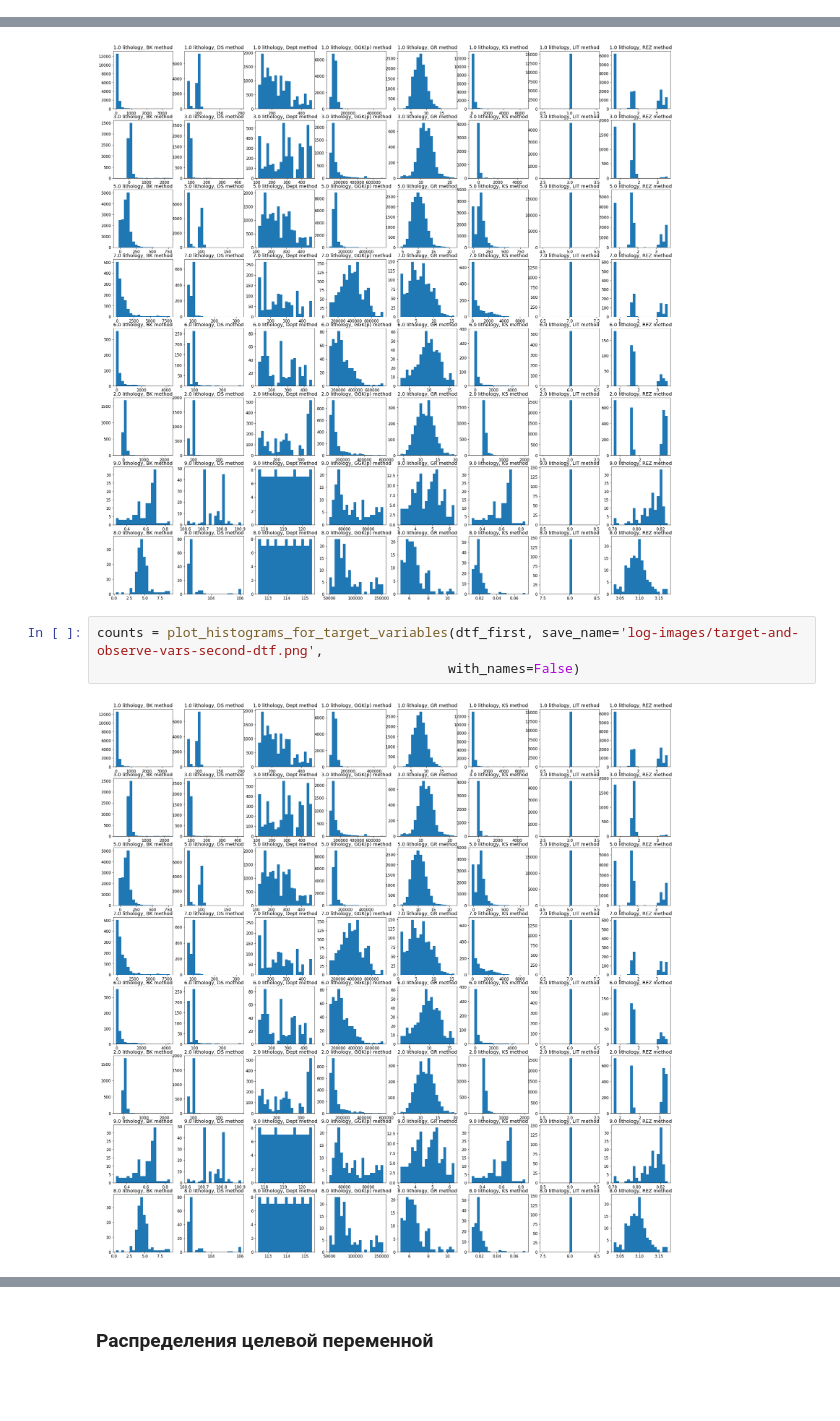
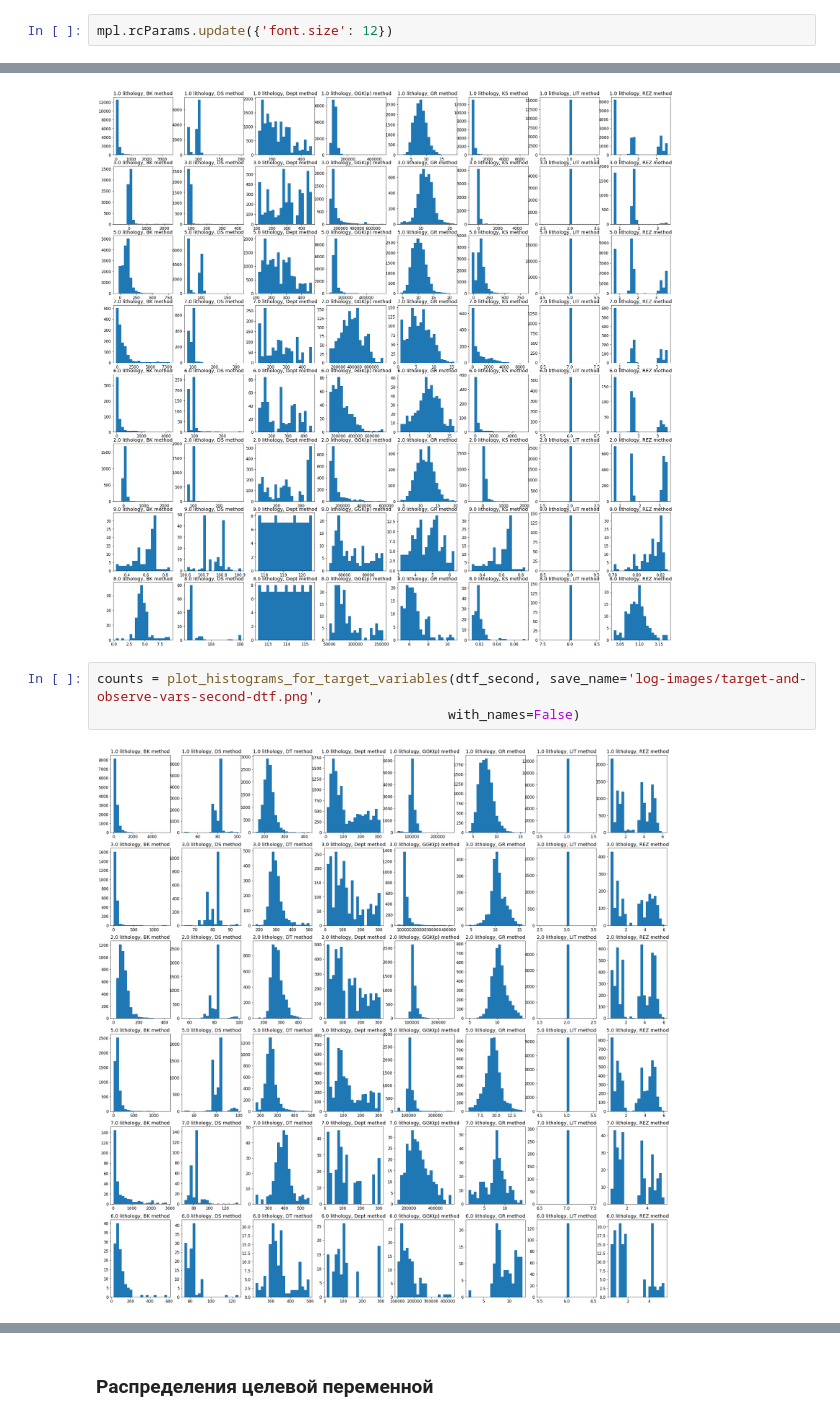
Before and after one commit to churnikov/carrot, a Jupyter notebook: nikita/digdes_data_analysis.ipynb, the cells around one changed output, grey strips where cells are left out. Cells and saved outputs as stored; diff of their text form; blank space fills up the shorter version.

```diff
--- a/nikita/digdes_data_analysis.ipynb
+++ b/nikita/digdes_data_analysis.ipynb
@@ -247,6 +267,8 @@ REZ REZ
 ### Графики корреляций методов в различных скважинах
 # %% [markdown]
 Корреляции в первом меторождении
+# %%
+mpl.rcParams.update({'font.size': 12})
 # %%
 plot_correlations_in_deposit(dtfs_first, figsize=(35, 35))
 # %% [output]
@@ -399,10 +418,10 @@ counts = plot_histograms_for_target_variables(dtf_first, save_name='log-images/t
 # %% [output]
 [figure]
 # %%
-counts = plot_histograms_for_target_variables(dtf_first, save_name='log-images/target-and-observe-vars-second-dtf.png',
+counts = plot_histograms_for_target_variables(dtf_second, save_name='log-images/target-and-observe-vars-second-dtf.png',
                                              with_names=False)
 # %% [output]
-[figure, old version]
+[figure, new version]
 # %% [markdown]
 - GR Подчиняется нормальному распределению
 - GGK похожа на нормальное, но имеет тяжелые хвосты, а также выбросы
```
Also changed, not shown: parts of 104 cells of this notebook.
